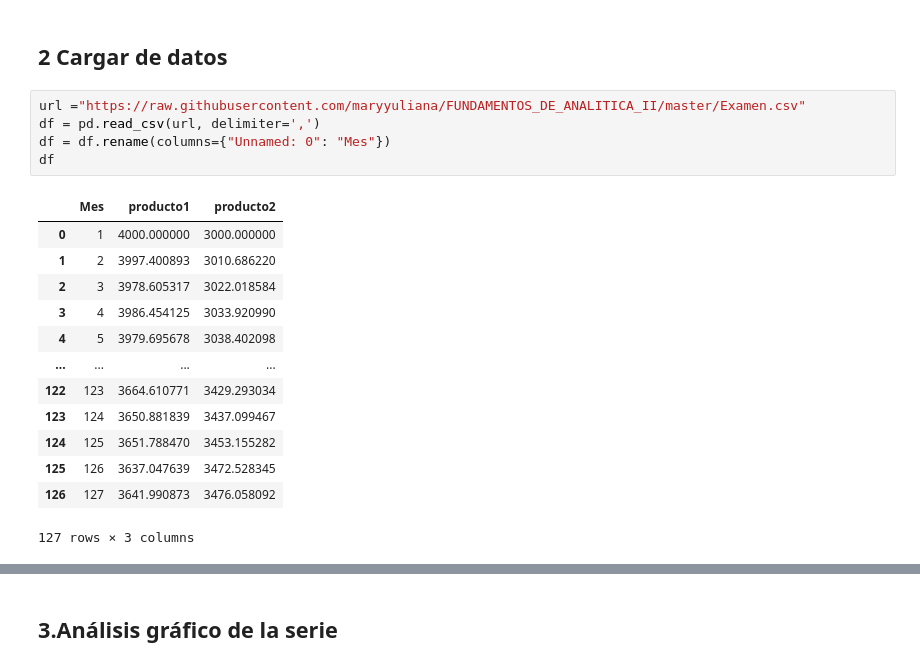
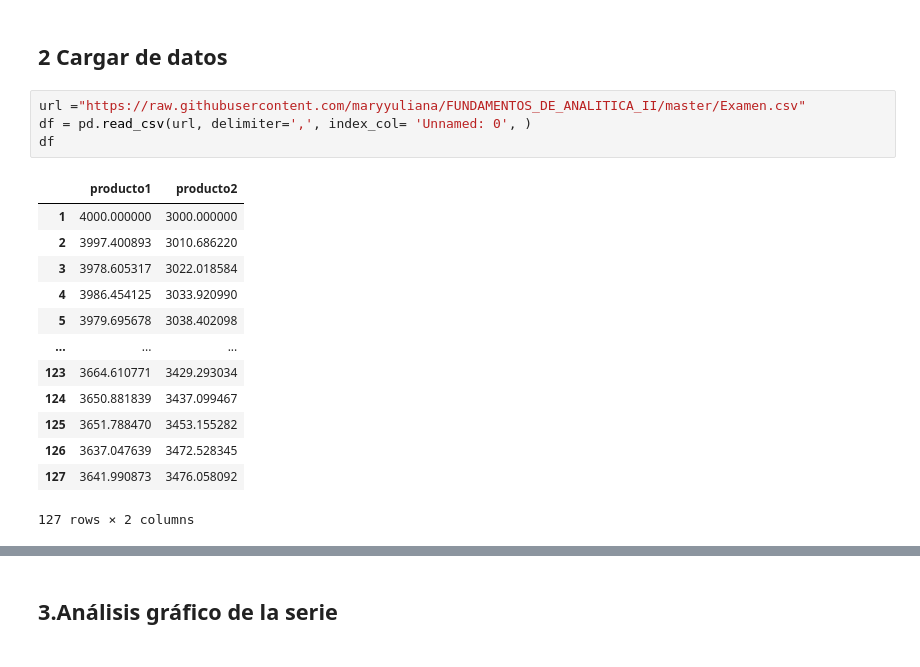
Before and after one commit to maryyuliana/FUNDAMENTOS_DE_ANALITICA_II, a Jupyter notebook: ExamenPracticoSeriesDeTiempo.ipynb, the cells around one changed output, grey strips where cells are left out. Saved outputs shown, nothing was run; the diff lists cells and outputs as text.

```diff
--- a/ExamenPracticoSeriesDeTiempo.ipynb
+++ b/ExamenPracticoSeriesDeTiempo.ipynb
@@ -20,20 +36,19 @@ from statsmodels.tsa.seasonal import seasonal_decompose
 ## 2 Cargar de datos
 # %%
 url ="https://raw.githubusercontent.com/maryyuliana/FUNDAMENTOS_DE_ANALITICA_II/master/Examen.csv"
-df = pd.read_csv(url, delimiter=',')
-df = df.rename(columns={"Unnamed: 0": "Mes"})
+df = pd.read_csv(url, delimiter=',', index_col= 'Unnamed: 0', )
 df
 # %% [output]
-|  | Mes | producto1 | producto2 |
-| 0 | 1 | 4000.000000 | 3000.000000 |
-| 1 | 2 | 3997.400893 | 3010.686220 |
-| 2 | 3 | 3978.605317 | 3022.018584 |
-| 3 | 4 | 3986.454125 | 3033.920990 |
-| 4 | 5 | 3979.695678 | 3038.402098 |
-| ... | ... | ... | ... |
-| 122 | 123 | 3664.610771 | 3429.293034 |
-| 123 | 124 | 3650.881839 | 3437.099467 |
-| 124 | 125 | 3651.788470 | 3453.155282 |
-| 125 | 126 | 3637.047639 | 3472.528345 |
-| 126 | 127 | 3641.990873 | 3476.058092 |
+|  | producto1 | producto2 |
+| 1 | 4000.000000 | 3000.000000 |
+| 2 | 3997.400893 | 3010.686220 |
+| 3 | 3978.605317 | 3022.018584 |
+| 4 | 3986.454125 | 3033.920990 |
+| 5 | 3979.695678 | 3038.402098 |
+| ... | ... | ... |
+| 123 | 3664.610771 | 3429.293034 |
+| 124 | 3650.881839 | 3437.099467 |
+| 125 | 3651.788470 | 3453.155282 |
+| 126 | 3637.047639 | 3472.528345 |
+| 127 | 3641.990873 | 3476.058092 |
-127 rows × 3 columns
+127 rows × 2 columns
```
Also changed, not shown: parts of 73 cells of this notebook.
